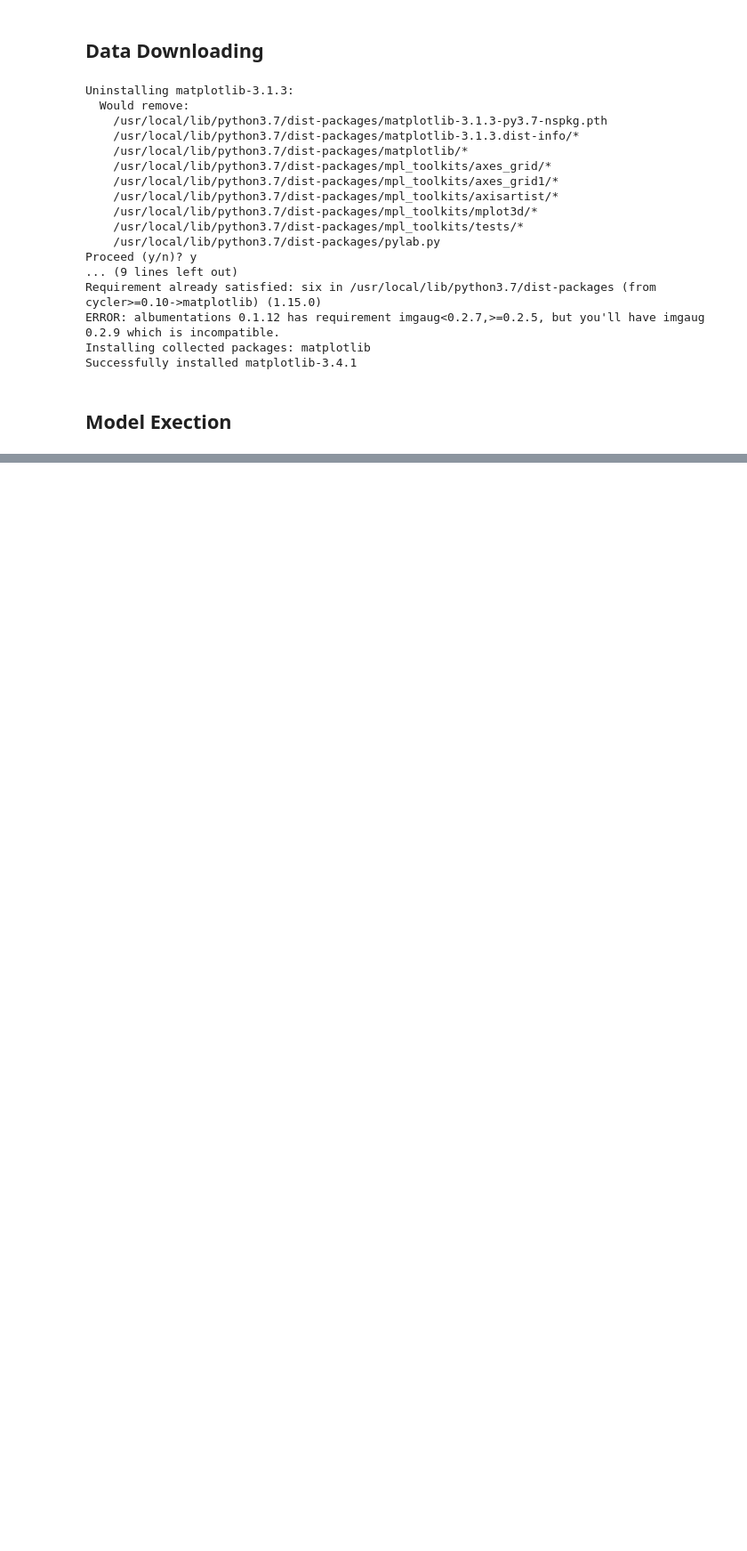
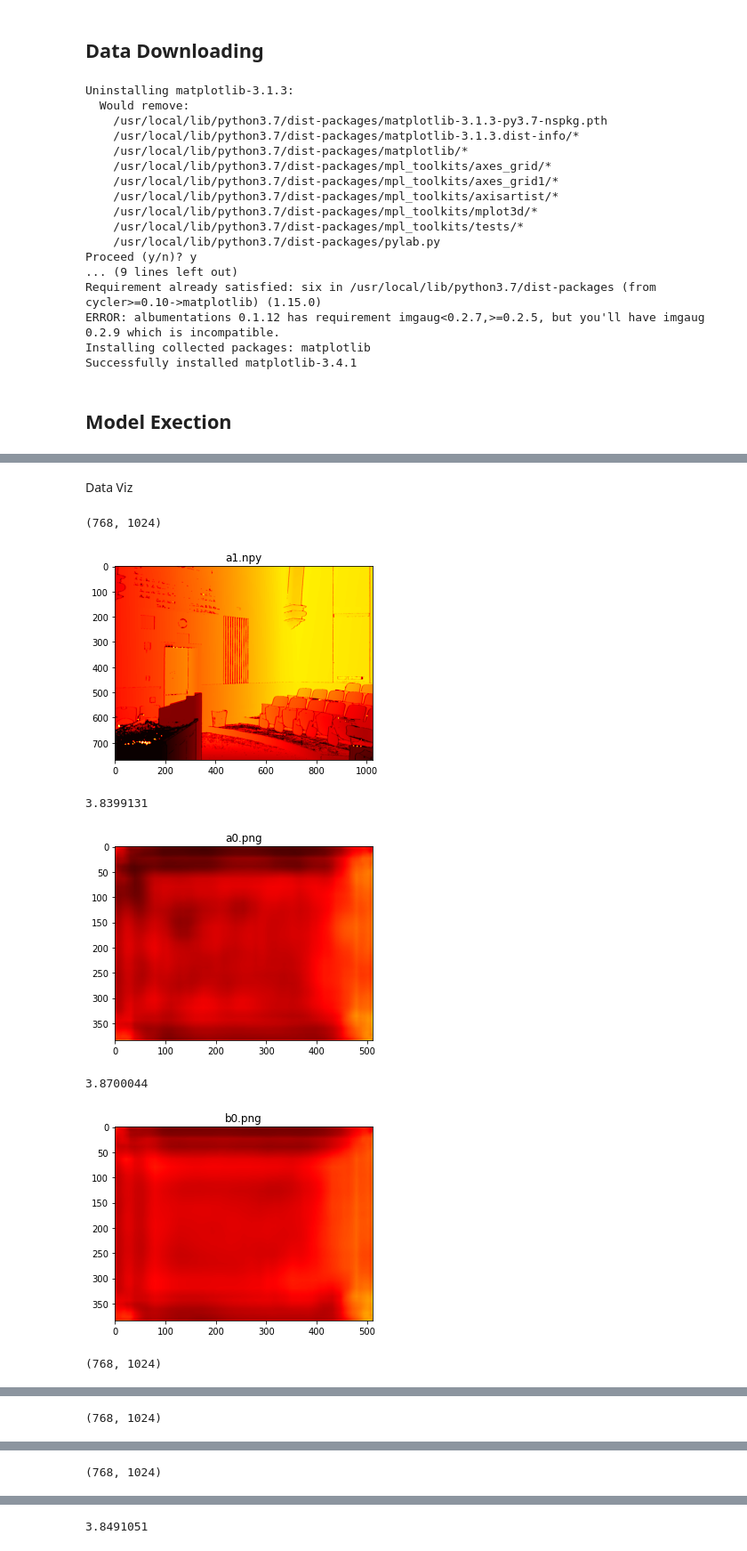
Before and after one commit to wyler0/EECS442-Image-Depth-Inference, a Jupyter notebook: Executor.ipynb, the cells around one changed output, grey strips where cells are left out. Shown: that part at 89% size. Saved outputs shown, nothing was run; the diff lists cells and outputs as text; code cells hidden in the pictures; blank space fills up the shorter version.

```diff
--- a/Executor.ipynb
+++ b/Executor.ipynb
@@ -183,0 +133,58 @@ KeyboardInterrupt: ignored
+# %% [markdown]
+Data Viz
+# %%
+import cv2
+import os
+import numpy as np
+import matplotlib.pyplot as plt
+import matplotlib.image as mpimg
+from models.model import ImageDepthPredModel
+import torch
+
+def normalizeImage(img):
+  img = img - np.mean(img)
+  img[img > 5] = 5
+  img[img < -5] = -5
+  return img
+
+imgDir = "Experiments/"
+
+model = ImageDepthPredModel()
+# checkpoint = torch.load("/content/drive/Shareddrives/EECS 442 - Project/eecs442-proj/models/trained_models/base_model_lr=1e-4 weight_decay=0 batch_size=32 epochs=60/basemodel_save_final.pt")
+# checkpoint = torch.load("/content/drive/Shareddrives/EECS 442 - Project/eecs442-proj/models/basemodel_save_32_not_sure.pt")
+checkpoint = torch.load("/content/drive/Shareddrives/EECS 442 - Project/eecs442-proj/models/basemodel_save_8full_dataset.pt")
+model.load_state_dict(checkpoint['state_dict'])
+model.eval()
+
+for filename in os.listdir(imgDir + "inputs"):
+  filepath = imgDir + "inputs/" + filename
+  if filename.endswith(".png"):
+    image = mpimg.imread(filepath)
+    image = np.transpose(image, (2, 0, 1))
+    image = np.expand_dims(image, axis=0)
+    image = torch.tensor(image)
+    image = image.type(torch.FloatTensor)
+    output = np.squeeze(model(image).cpu().detach().numpy())
+    print(np.max(output))
+    #cv2.imwrite(imgDir + "outputs/o-" + filename, output)
+    # plt.imsave(imgDir + "outputs/o-" + filename, output)
+    imgplot = plt.imshow(normalizeImage(output))
+    imgplot.set_cmap('hot')
+    plt.title(filename)
+    plt.show()
+  elif filename.endswith(".npy"):
+    data = np.squeeze(np.load(filepath))
+    print(data.shape)
+    # plt.imsave(imgDir + "outputs/o-" + filename + ".png", data)
+    imgplot = plt.imshow(normalizeImage(data))
+    imgplot.set_cmap('hot')
+    plt.title(filename)
+    plt.show()
+# %% [output]
+(768, 1024)
+[figure, added]
+3.8399131
+[figure, added]
+3.8700044
+[figure, added]
+(768, 1024)
@@ -183,0 +192 @@ KeyboardInterrupt: ignored
+(768, 1024)
@@ -183,0 +194 @@ KeyboardInterrupt: ignored
+(768, 1024)
@@ -183,0 +196 @@ KeyboardInterrupt: ignored
+3.8491051
```
Also changed, not shown: parts of 6 cells of this notebook, 3 other files.
